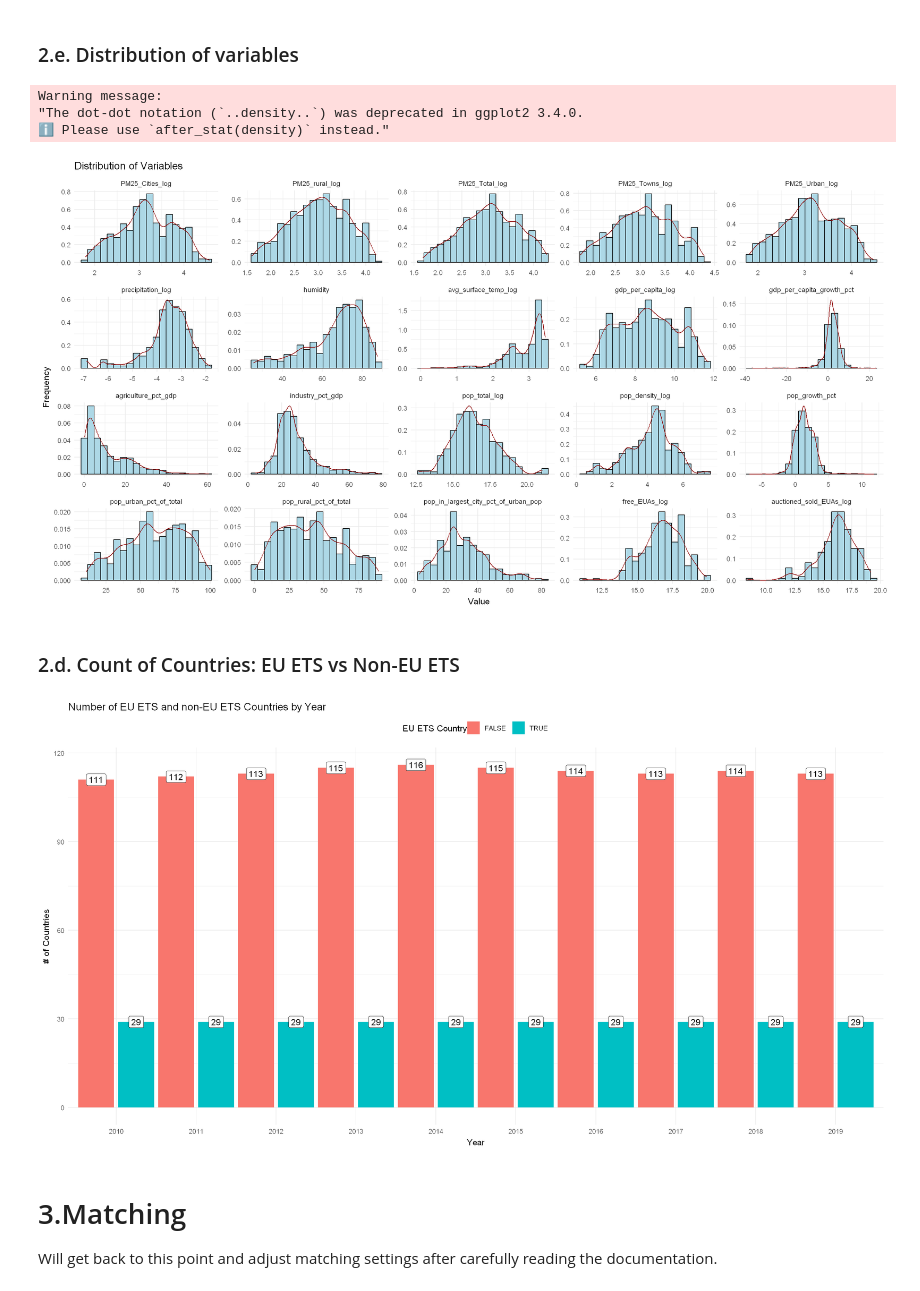
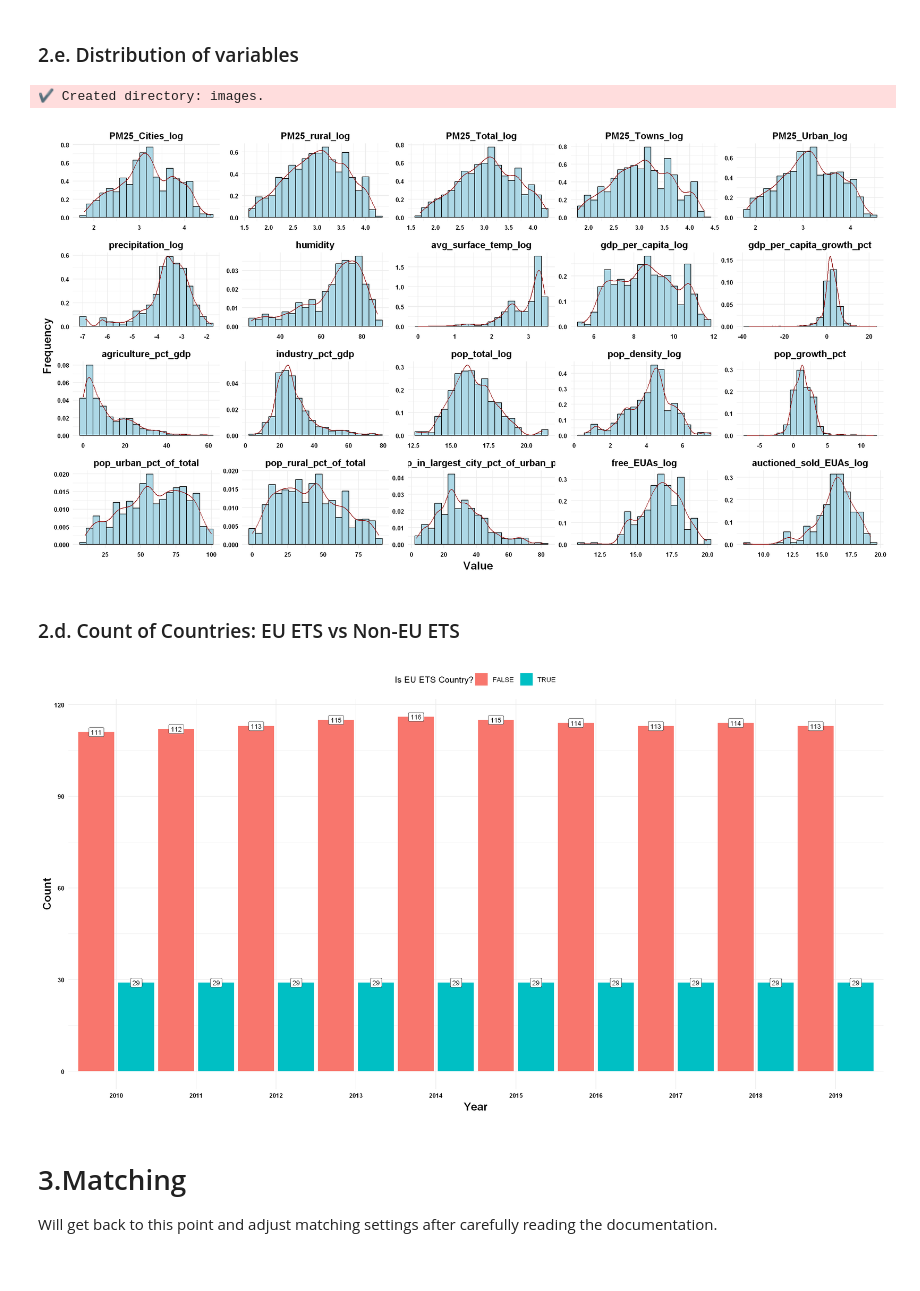
Before and after one commit to huseyinpolat-ds/UW_WNE_DSBA_Master_Thesis_437969, a Jupyter notebook: Thesis_EDA.ipynb, the cells around one changed output. Cells and saved outputs as stored; diff of their text form; code cells hidden in the pictures.

```diff
--- a/Thesis_EDA.ipynb
+++ b/Thesis_EDA.ipynb
@@ -620,8 +626,13 @@ all_indicators_filtered <- all_indicators_filtered %>%
   )) %>%
   ungroup()
 
-# Remove rows with NAs in all columns except specified columns
+# Remove rows with NAs in all columns
 # Note that Malta, an EU ETS country is being dropped at this stage as it is not present in weather dataset
 # Due its distant location compared to majority of other EU countries, no data imputation on weather variables is preferred
-all_indicators_final <- all_indicators_filtered[complete.cases(
-  all_indicators_filtered[, !(names(all_indicators_filtered) %in% c("free_EUAs_log", "auctioned_sold_EUAs_log"))]), ]
+all_indicators_final <- na.omit(all_indicators_filtered)
+
+print("Shape of final dataset")
+print(dim(all_indicators_final))
+
+# EU ETS breakdown of country-year pairs
+all_indicators_final %>% group_by(is_eu_ets) %>% summarise(count = n())
@@ -627,0 +647,19 @@ all_indicators_final <- all_indicators_filtered[complete.cases(
+# %%
+# Convert bindary variable to numeric
+all_indicators_final <- all_indicators_final %>% mutate(is_eu_ets = if_else(is_eu_ets, 1, 0))
+# Check summary statistics
+stobj_processed <- st(all_indicators_final, out = "return", digits = 2, opts=list(na.rm = TRUE))
+# Correct summary statistics for EU ETS indicators.
+# The generated summary table was inaccurate due to the manual addition of 1 to every entry in the dataset, including those from non-EU ETS countries.
+# As a consequence, zeros appeared post-log transformation for non-EU ETS nations, leading to a thick tail on the left side of the distribution.
+stobj_processed[stobj_processed$Variable == "free_EUAs_log","Mean"] = all_indicators_final %>% filter (is_eu_ets == 1) %>% summarise(mean=round(mean(free_EUAs_log),1))
+stobj_processed[stobj_processed$Variable == "free_EUAs_log","Std. Dev."] = all_indicators_final %>% filter (is_eu_ets == 1) %>% summarise(sd=round(sd(free_EUAs_log),1))
+stobj_processed[stobj_processed$Variable == "free_EUAs_log","Min"] = all_indicators_final %>% filter (is_eu_ets == 1) %>% summarise(min=round(min(free_EUAs_log),1))
+stobj_processed[stobj_processed$Variable == "free_EUAs_log","Pctl. 25"] = all_indicators_final %>% filter (is_eu_ets == 1) %>% summarise(p25=round(quantile(free_EUAs_log,0.25),1))
+stobj_processed[stobj_processed$Variable == "free_EUAs_log","Pctl. 75"] = all_indicators_final %>% filter (is_eu_ets == 1) %>% summarise(p75=round(quantile(free_EUAs_log,0.75),1))
+stobj_processed[stobj_processed$Variable == "auctioned_sold_EUAs_log","Mean"] = all_indicators_final %>% filter (is_eu_ets == 1) %>% summarise(mean=round(mean(auctioned_sold_EUAs_log),1))
+stobj_processed[stobj_processed$Variable == "auctioned_sold_EUAs_log","Std. Dev."] = all_indicators_final %>% filter (is_eu_ets == 1) %>% summarise(sd=round(sd(auctioned_sold_EUAs_log),1))
+stobj_processed[stobj_processed$Variable == "auctioned_sold_EUAs_log","Min"] = all_indicators_final %>% filter (is_eu_ets == 1) %>% summarise(min=round(min(auctioned_sold_EUAs_log),1))
+stobj_processed[stobj_processed$Variable == "auctioned_sold_EUAs_log","Pctl. 25"] = all_indicators_final %>% filter (is_eu_ets == 1) %>% summarise(p25=round(quantile(auctioned_sold_EUAs_log,0.25),1))
+stobj_processed[stobj_processed$Variable == "auctioned_sold_EUAs_log","Pctl. 75"] = all_indicators_final %>% filter (is_eu_ets == 1) %>% summarise(p75=round(quantile(auctioned_sold_EUAs_log,0.75),1))
+stobj_processed
@@ -630,37 +688,38 @@ all_indicators_final <- all_indicators_filtered[complete.cases(
 # %%
 # Define column order of dataset
 column_order <- c('PM25_Cities_log', 'PM25_rural_log', 'PM25_Total_log', 'PM25_Towns_log', 'PM25_Urban_log',
 'precipitation_log', 'humidity', 'avg_surface_temp_log',
 'gdp_per_capita_log', 'gdp_per_capita_growth_pct', 'recession_binary', 'agriculture_pct_gdp', 'industry_pct_gdp',
 'pop_total_log', 'pop_density_log', 'pop_growth_pct', 'pop_urban_pct_of_total', 'pop_rural_pct_of_total', 'pop_in_largest_city_pct_of_urban_pop',
 'is_eu_ets', 'free_EUAs_log', 'auctioned_sold_EUAs_log')
 # Apply column order
 all_indicators_final <- all_indicators_final %>% select(all_of(c("country", "year", "country_code", column_order)))
 # Create a dummy variable for pivot_longer()
 all_indicators_final$dummyvar <- "dummyvar"
 # Reshape the dataframe to long format
 selected_variables_long <- pivot_longer(all_indicators_final[,setdiff(colnames(all_indicators_final), c("year", "country", "country_code", "recession_binary", "is_eu_ets"))], -dummyvar)
 # Drop created dummy variable
 all_indicators_final$dummyvar <- NULL
 # Convert 'name' to factor with levels based on original dataset order
 # This will help us to generate the plot of columns in defined order
 selected_variables_long$name <- factor(selected_variables_long$name, levels = names(all_indicators_final)[!names(all_indicators_final) %in% c("year", "country", "country_code", "recession_binary", "is_eu_ets")])
 # Create the plot with KDE
 plot_vars <- ggplot(selected_variables_long, aes(x = value, y = ..density..)) +
   geom_histogram(bins = 20, fill = "lightblue", color = "black", na.rm = TRUE) +
   geom_density(color = "darkred", adjust = 1, na.rm = TRUE) +  # Adjust the bandwidth
   facet_wrap(~name, scales = "free") +
-  theme_minimal() +  # Adjust the theme if needed
-  labs(title = "Distribution of Variables",
-       x = "Value",
-       y = "Frequency")
+  labs(x = "Value",
+       y = "Frequency")+
+  theme_minimal() +
+  theme(axis.text.x = element_text(size = 8, color = "black", face = "bold"),
+        axis.text.y = element_text(size = 8, color = "black", face = "bold"),
+        axis.title = element_text(size = 14, color = "black", face = "bold"),
+        strip.text = element_text(size = 12, color = "black", face = "bold"))
 
 plot(plot_vars)
 
 # Save the plot with adjusted width
-# ggsave("plot_vars.jpg", plot_vars, width = 15, height = 8)
+ggsave("images/EDA_distribution_plot.jpg", plot_vars, width = 20, height = 12, create.dir = TRUE)
 # %% [output]
-Warning message:
-"The dot-dot notation (`..density..`) was deprecated in ggplot2 3.4.0.
-ℹ Please use `after_stat(density)` instead."
+✔ Created directory: images.
-[figure, old version]
+[figure, new version]
@@ -678,17 +732,24 @@ year_country_breakdown <- all_indicators_final %>%
   summarise(cnt = n(), .groups = 'drop')
 
 # Plot number of countries available in our dataset with EU ETS breakdown
-ggplot(year_country_breakdown, aes(x=factor(year), y=cnt, group=is_eu_ets)) +
+eu_ets_country_breakdown <- ggplot(year_country_breakdown, aes(x=factor(year), y=cnt, group=is_eu_ets)) +
        geom_bar(aes(fill=is_eu_ets),position=position_dodge(width=1), stat="identity") +
-       geom_label(aes(label=cnt),position = position_dodge(width=1)) +
-       labs(title = "Number of EU ETS and non-EU ETS Countries by Year",
-          x = "Year",
-          y = "# of Countries",
-          fill = "EU ETS Country") +
+       geom_label(aes(label=cnt),position = position_dodge(width=1), size = 3) +
+       labs(x = "Year",
+          y = "Count",
+          fill = "Is EU ETS Country? ") +
         theme_minimal() +
-        theme(legend.position = "top")
+        theme(legend.position = "top") +
+        theme(axis.text.x = element_text(size = 8, color = "black", face = "bold"),
+        axis.text.y = element_text(size = 8, color = "black", face = "bold"),
+        axis.title = element_text(size = 14, color = "black", face = "bold"))
+
+eu_ets_country_breakdown
+
+# Save the plot with adjusted width
+ggsave("images/EDA_eu_ets_country_breakdown.jpg", eu_ets_country_breakdown, width = 10, height = 6, create.dir = TRUE)
 # %% [output]
-[figure, old version]
+[figure, new version]
 # %% [markdown]
 # 3.Matching
 
```
Also changed, not shown: parts of 11 cells of this notebook, 3 other files.
